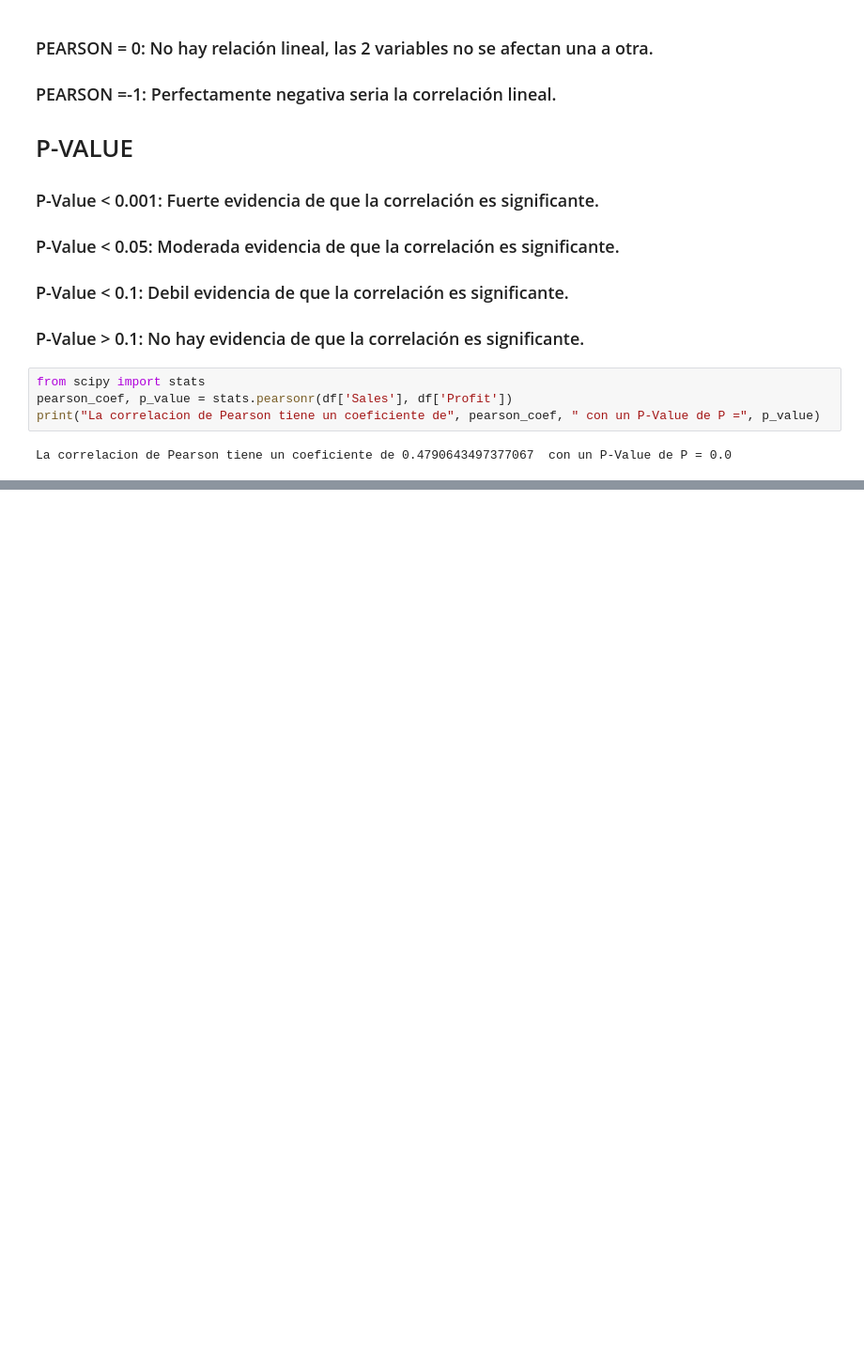
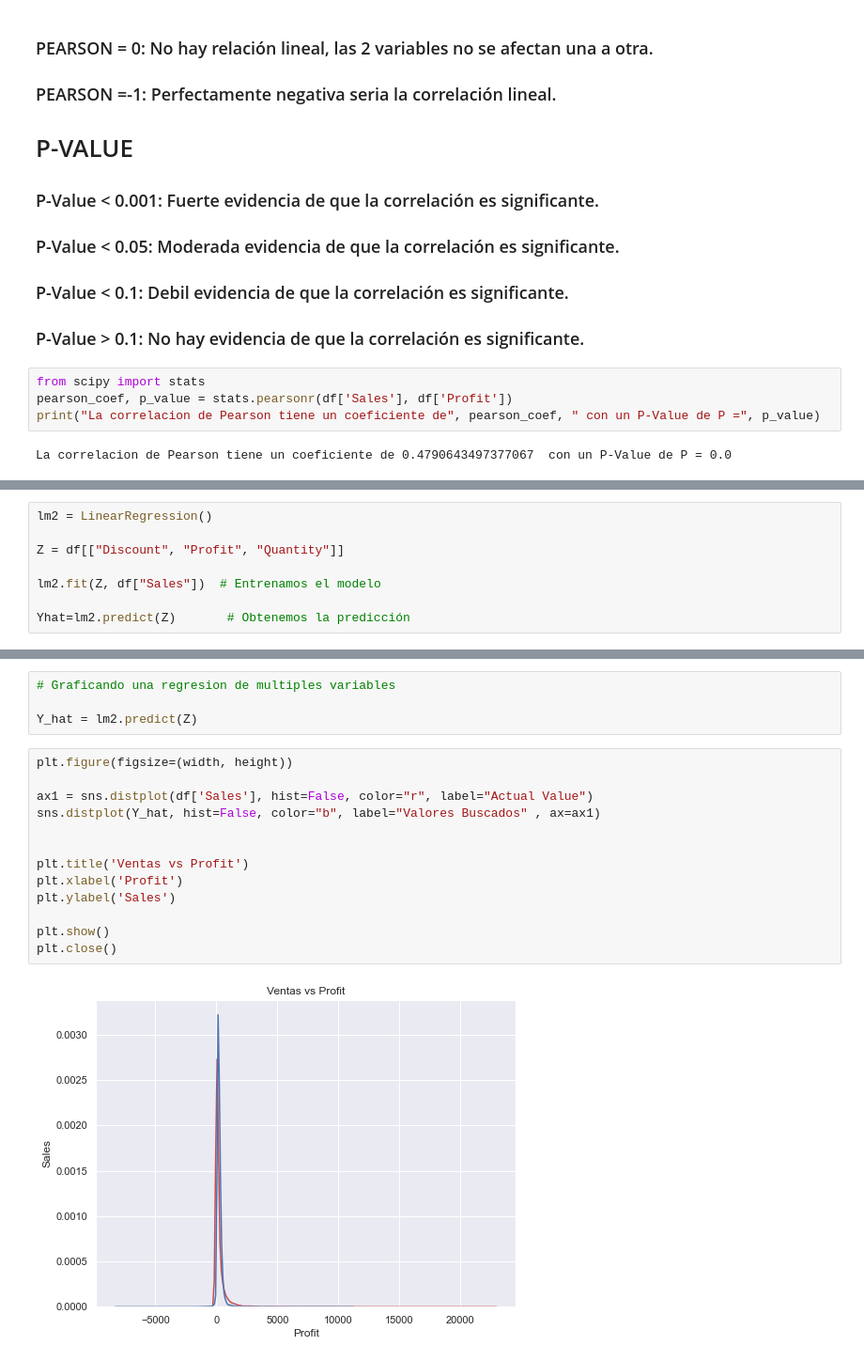
Before and after one commit to NestorDiazDataSC/SuperStore-Sales, a Jupyter notebook: Supermarket.ipynb, the cells around one changed output, grey strips where cells are left out. Shown at 94% size. Drawn from its saved outputs; the diff is of its cells as text; blank space fills up the shorter version.

```diff
--- a/Supermarket.ipynb
+++ b/Supermarket.ipynb
@@ -224,0 +287,8 @@ La correlacion de Pearson tiene un coeficiente de 0.4790643497377067  con un P-V
+# %%
+lm2 = LinearRegression()
+
+Z = df[["Discount", "Profit", "Quantity"]]
+
+lm2.fit(Z, df["Sales"])  # Entrenamos el modelo
+
+Yhat=lm2.predict(Z)       # Obtenemos la predicción
@@ -224,0 +315,19 @@ La correlacion de Pearson tiene un coeficiente de 0.4790643497377067  con un P-V
+# %%
+# Graficando una regresion de multiples variables
+
+Y_hat = lm2.predict(Z)
+# %%
+plt.figure(figsize=(width, height))
+
+ax1 = sns.distplot(df['Sales'], hist=False, color="r", label="Actual Value")
+sns.distplot(Y_hat, hist=False, color="b", label="Valores Buscados" , ax=ax1)
+
+
+plt.title('Ventas vs Profit')
+plt.xlabel('Profit')
+plt.ylabel('Sales')
+
+plt.show()
+plt.close()
+# %% [output]
+[figure, added]
```
Also changed, not shown: parts of 21 cells of this notebook.
